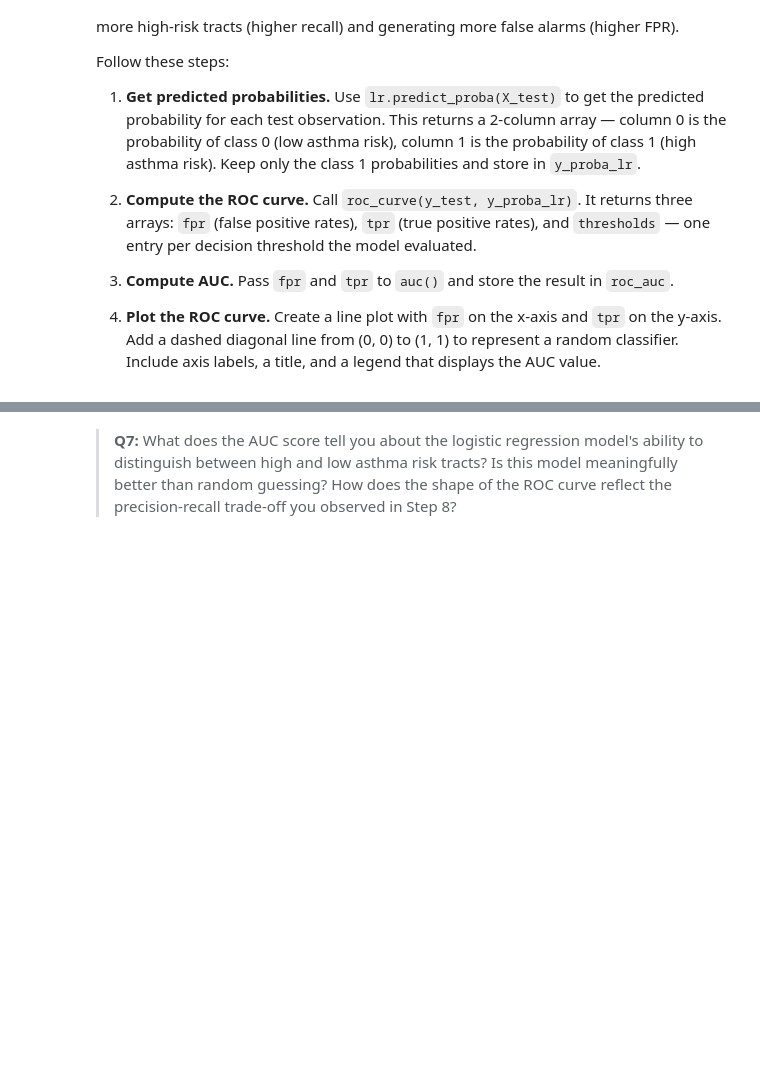
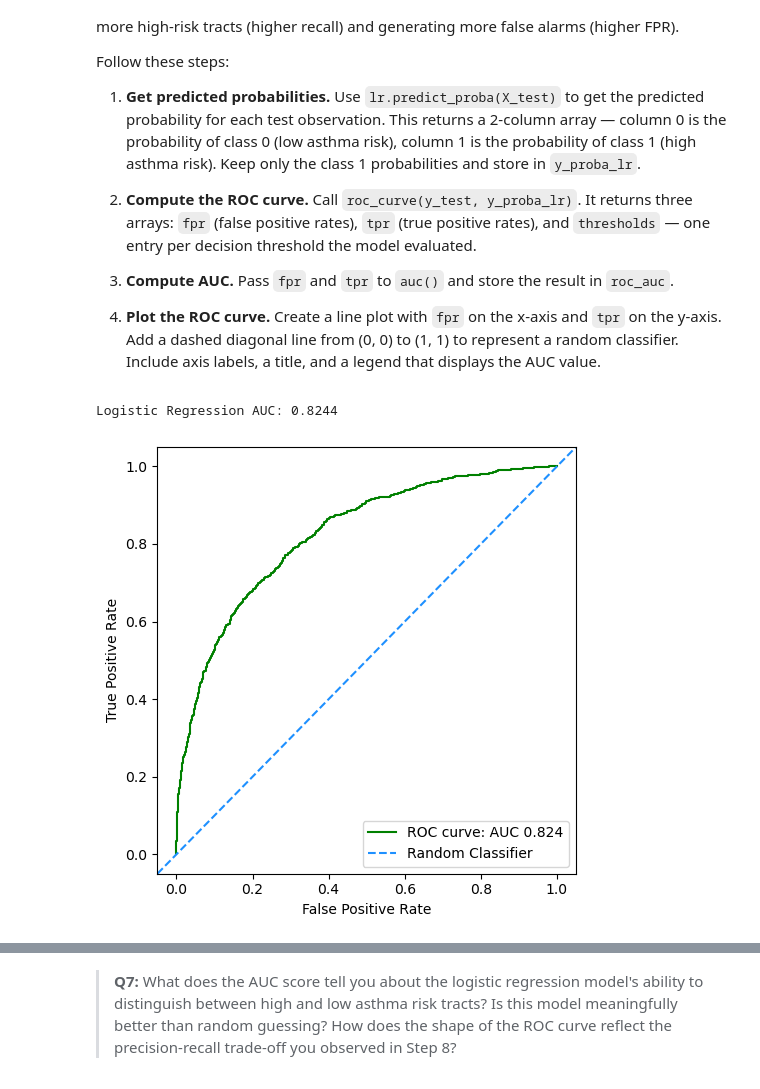
Before and after one commit to Awoo56709/assignment-2, a Jupyter notebook: hw2-task2.ipynb, the cells around one changed output, grey strips where cells are left out. Drawn from its saved outputs; the diff is of its cells as text; code cells hidden in the pictures; blank space fills up the shorter version.

```diff
--- a/hw2-task2.ipynb
+++ b/hw2-task2.ipynb
@@ -483,11 +483,24 @@ Follow these steps:
 
 4. **Plot the ROC curve.** Create a line plot with `fpr` on the x-axis and `tpr` on the y-axis. Add a dashed diagonal line from (0, 0) to (1, 1) to represent a random classifier. Include axis labels, a title, and a legend that displays the AUC value.
 # %%
-y_proba_lr = ...
-fpr, tpr, thresholds = ...
-roc_auc = ...
+y_proba_lr = lr.predict_log_proba(X_test)[:,1]
+fpr, tpr, thresholds = roc_curve(y_test,y_proba_lr)
+roc_auc = auc(fpr,tpr)
 
 
 print(f'Logistic Regression AUC: {roc_auc:.4f}')
+# %% [output]
+Logistic Regression AUC: 0.8244
+# %%
+# Plot ROC Curve
+fig, ax = plt.subplots(figsize = (5,5))
+ax.plot(fpr, tpr, c='green', label=f'ROC curve: AUC {roc_auc:.3}')
+ax.set_xlabel('False Positive Rate')
+ax.set_ylabel('True Positive Rate')
+ax.axline(xy1=(0, 0), slope=1, ls='--', c='dodgerblue', label='Random Classifier')
+ax.legend()
+plt.tight_layout()
+# %% [output]
+[figure, added]
 # %%
 grader.check("q17")
```
Also changed, not shown: parts of 4 cells of this notebook.
